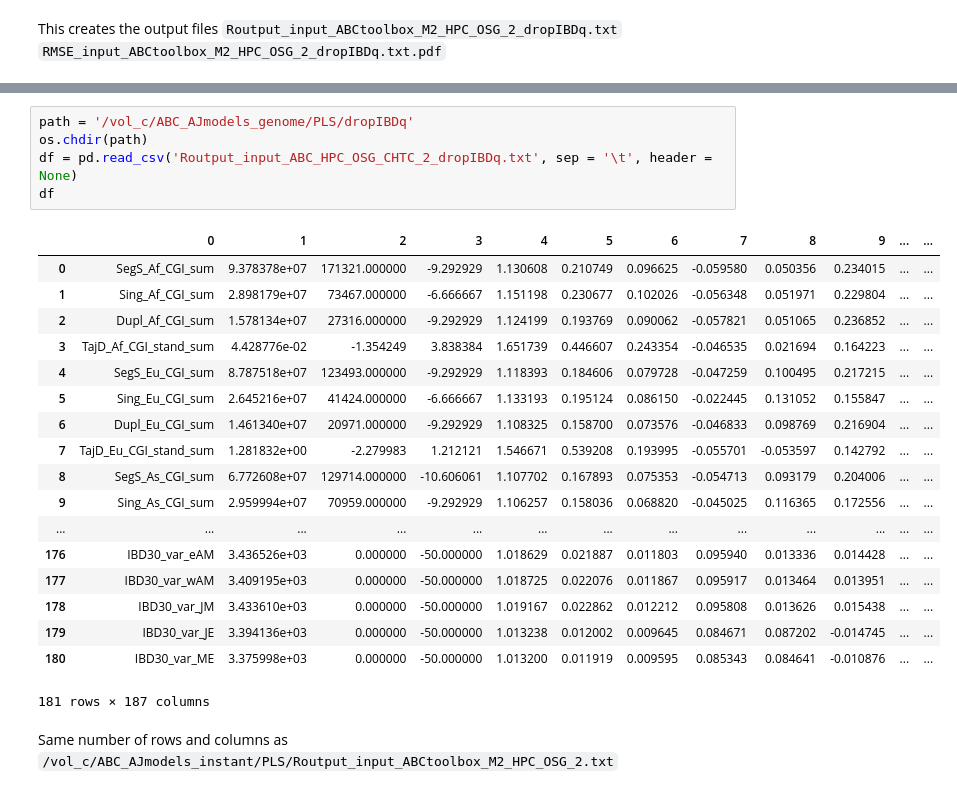
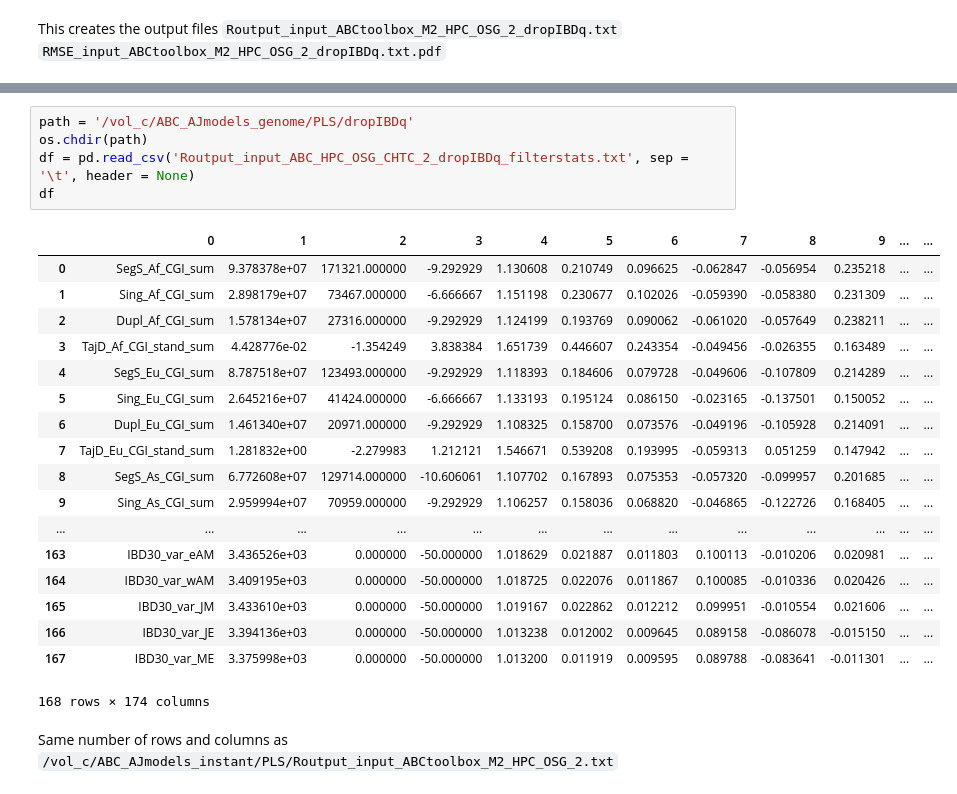
Before and after one commit to agladstein/ABC_results_AJ, a Jupyter notebook: genome_AJmodels/RunABC_pls_dropIBDq.ipynb, the cells around one changed output, grey strips where cells are left out. Saved outputs shown, nothing was run; the diff lists cells and outputs as text.

```diff
--- a/genome_AJmodels/RunABC_pls_dropIBDq.ipynb
+++ b/genome_AJmodels/RunABC_pls_dropIBDq.ipynb
@@ -95,27 +138,27 @@ total 235660
 # %%
 path = '/vol_c/ABC_AJmodels_genome/PLS/dropIBDq'
 os.chdir(path)
-df = pd.read_csv('Routput_input_ABC_HPC_OSG_CHTC_2_dropIBDq.txt', sep = '\t', header = None)
+df = pd.read_csv('Routput_input_ABC_HPC_OSG_CHTC_2_dropIBDq_filterstats.txt', sep = '\t', header = None)
 df
 # %% [output]
 |  | 0 | 1 | 2 | 3 | 4 | 5 | 6 | 7 | 8 | 9 | ... | ... |
-| 0 | SegS_Af_CGI_sum | 9.378378e+07 | 171321.000000 | -9.292929 | 1.130608 | 0.210749 | 0.096625 | -0.059580 | 0.050356 | 0.234015 | ... | ... |
-| 1 | Sing_Af_CGI_sum | 2.898179e+07 | 73467.000000 | -6.666667 | 1.151198 | 0.230677 | 0.102026 | -0.056348 | 0.051971 | 0.229804 | ... | ... |
-| 2 | Dupl_Af_CGI_sum | 1.578134e+07 | 27316.000000 | -9.292929 | 1.124199 | 0.193769 | 0.090062 | -0.057821 | 0.051065 | 0.236852 | ... | ... |
-| 3 | TajD_Af_CGI_stand_sum | 4.428776e-02 | -1.354249 | 3.838384 | 1.651739 | 0.446607 | 0.243354 | -0.046535 | 0.021694 | 0.164223 | ... | ... |
-| 4 | SegS_Eu_CGI_sum | 8.787518e+07 | 123493.000000 | -9.292929 | 1.118393 | 0.184606 | 0.079728 | -0.047259 | 0.100495 | 0.217215 | ... | ... |
-| 5 | Sing_Eu_CGI_sum | 2.645216e+07 | 41424.000000 | -6.666667 | 1.133193 | 0.195124 | 0.086150 | -0.022445 | 0.131052 | 0.155847 | ... | ... |
-| 6 | Dupl_Eu_CGI_sum | 1.461340e+07 | 20971.000000 | -9.292929 | 1.108325 | 0.158700 | 0.073576 | -0.046833 | 0.098769 | 0.216904 | ... | ... |
-| 7 | TajD_Eu_CGI_stand_sum | 1.281832e+00 | -2.279983 | 1.212121 | 1.546671 | 0.539208 | 0.193995 | -0.055701 | -0.053597 | 0.142792 | ... | ... |
-| 8 | SegS_As_CGI_sum | 6.772608e+07 | 129714.000000 | -10.606061 | 1.107702 | 0.167893 | 0.075353 | -0.054713 | 0.093179 | 0.204006 | ... | ... |
-| 9 | Sing_As_CGI_sum | 2.959994e+07 | 70959.000000 | -9.292929 | 1.106257 | 0.158036 | 0.068820 | -0.045025 | 0.116365 | 0.172556 | ... | ... |
+| 0 | SegS_Af_CGI_sum | 9.378378e+07 | 171321.000000 | -9.292929 | 1.130608 | 0.210749 | 0.096625 | -0.062847 | -0.056954 | 0.235218 | ... | ... |
+| 1 | Sing_Af_CGI_sum | 2.898179e+07 | 73467.000000 | -6.666667 | 1.151198 | 0.230677 | 0.102026 | -0.059390 | -0.058380 | 0.231309 | ... | ... |
+| 2 | Dupl_Af_CGI_sum | 1.578134e+07 | 27316.000000 | -9.292929 | 1.124199 | 0.193769 | 0.090062 | -0.061020 | -0.057649 | 0.238211 | ... | ... |
+| 3 | TajD_Af_CGI_stand_sum | 4.428776e-02 | -1.354249 | 3.838384 | 1.651739 | 0.446607 | 0.243354 | -0.049456 | -0.026355 | 0.163489 | ... | ... |
+| 4 | SegS_Eu_CGI_sum | 8.787518e+07 | 123493.000000 | -9.292929 | 1.118393 | 0.184606 | 0.079728 | -0.049606 | -0.107809 | 0.214289 | ... | ... |
+| 5 | Sing_Eu_CGI_sum | 2.645216e+07 | 41424.000000 | -6.666667 | 1.133193 | 0.195124 | 0.086150 | -0.023165 | -0.137501 | 0.150052 | ... | ... |
+| 6 | Dupl_Eu_CGI_sum | 1.461340e+07 | 20971.000000 | -9.292929 | 1.108325 | 0.158700 | 0.073576 | -0.049196 | -0.105928 | 0.214091 | ... | ... |
+| 7 | TajD_Eu_CGI_stand_sum | 1.281832e+00 | -2.279983 | 1.212121 | 1.546671 | 0.539208 | 0.193995 | -0.059313 | 0.051259 | 0.147942 | ... | ... |
+| 8 | SegS_As_CGI_sum | 6.772608e+07 | 129714.000000 | -10.606061 | 1.107702 | 0.167893 | 0.075353 | -0.057320 | -0.099957 | 0.201685 | ... | ... |
+| 9 | Sing_As_CGI_sum | 2.959994e+07 | 70959.000000 | -9.292929 | 1.106257 | 0.158036 | 0.068820 | -0.046865 | -0.122726 | 0.168405 | ... | ... |
 | ... | ... | ... | ... | ... | ... | ... | ... | ... | ... | ... | ... | ... |
-| 176 | IBD30_var_eAM | 3.436526e+03 | 0.000000 | -50.000000 | 1.018629 | 0.021887 | 0.011803 | 0.095940 | 0.013336 | 0.014428 | ... | ... |
-| 177 | IBD30_var_wAM | 3.409195e+03 | 0.000000 | -50.000000 | 1.018725 | 0.022076 | 0.011867 | 0.095917 | 0.013464 | 0.013951 | ... | ... |
-| 178 | IBD30_var_JM | 3.433610e+03 | 0.000000 | -50.000000 | 1.019167 | 0.022862 | 0.012212 | 0.095808 | 0.013626 | 0.015438 | ... | ... |
-| 179 | IBD30_var_JE | 3.394136e+03 | 0.000000 | -50.000000 | 1.013238 | 0.012002 | 0.009645 | 0.084671 | 0.087202 | -0.014745 | ... | ... |
-| 180 | IBD30_var_ME | 3.375998e+03 | 0.000000 | -50.000000 | 1.013200 | 0.011919 | 0.009595 | 0.085343 | 0.084641 | -0.010876 | ... | ... |
+| 163 | IBD30_var_eAM | 3.436526e+03 | 0.000000 | -50.000000 | 1.018629 | 0.021887 | 0.011803 | 0.100113 | -0.010206 | 0.020981 | ... | ... |
+| 164 | IBD30_var_wAM | 3.409195e+03 | 0.000000 | -50.000000 | 1.018725 | 0.022076 | 0.011867 | 0.100085 | -0.010336 | 0.020426 | ... | ... |
+| 165 | IBD30_var_JM | 3.433610e+03 | 0.000000 | -50.000000 | 1.019167 | 0.022862 | 0.012212 | 0.099951 | -0.010554 | 0.021606 | ... | ... |
+| 166 | IBD30_var_JE | 3.394136e+03 | 0.000000 | -50.000000 | 1.013238 | 0.012002 | 0.009645 | 0.089158 | -0.086078 | -0.015150 | ... | ... |
+| 167 | IBD30_var_ME | 3.375998e+03 | 0.000000 | -50.000000 | 1.013200 | 0.011919 | 0.009595 | 0.089788 | -0.083641 | -0.011301 | ... | ... |
-181 rows × 187 columns
+168 rows × 174 columns
 # %% [markdown]
 Same number of rows and columns as `/vol_c/ABC_AJmodels_instant/PLS/Routput_input_ABCtoolbox_M2_HPC_OSG_2.txt`
 # %% [markdown]
```
Also changed, not shown: parts of 29 cells of this notebook.
